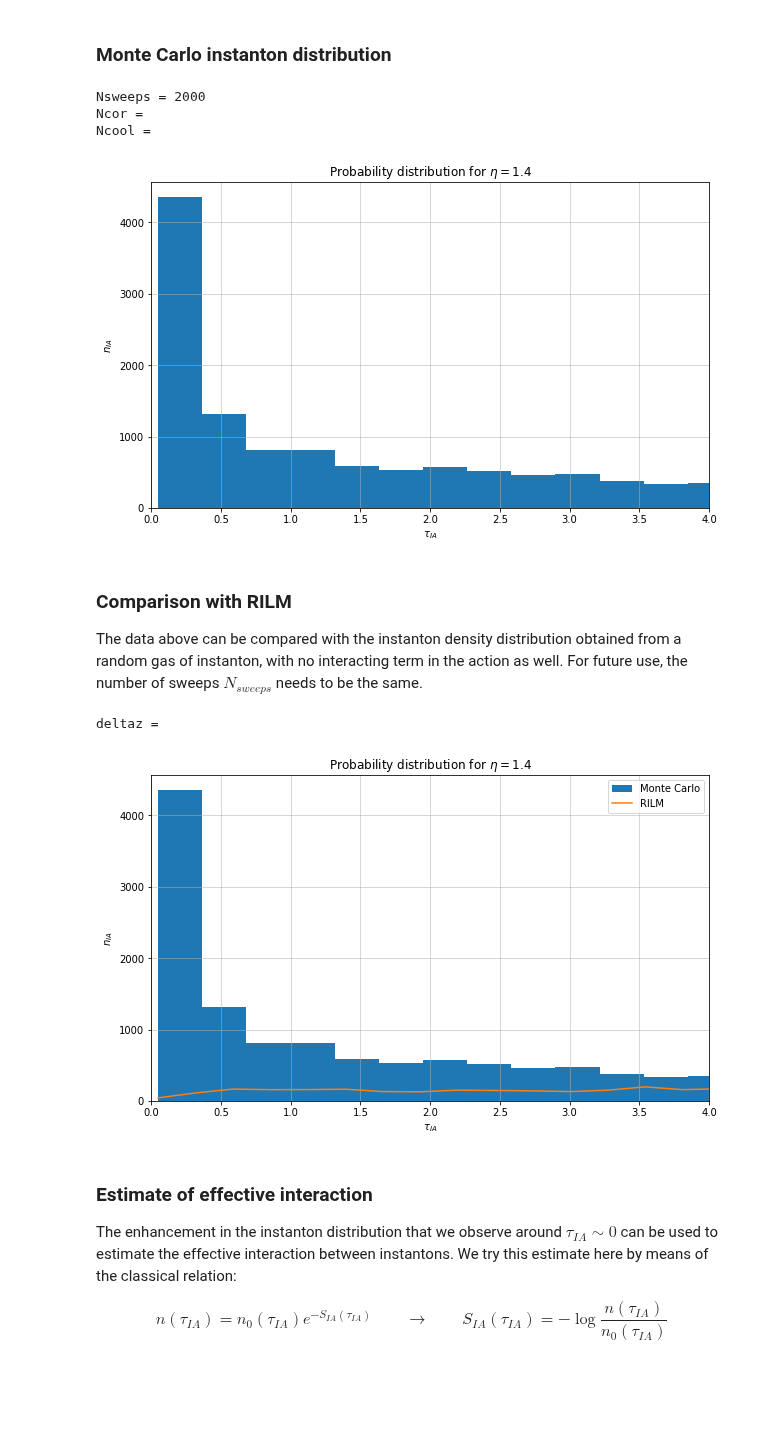
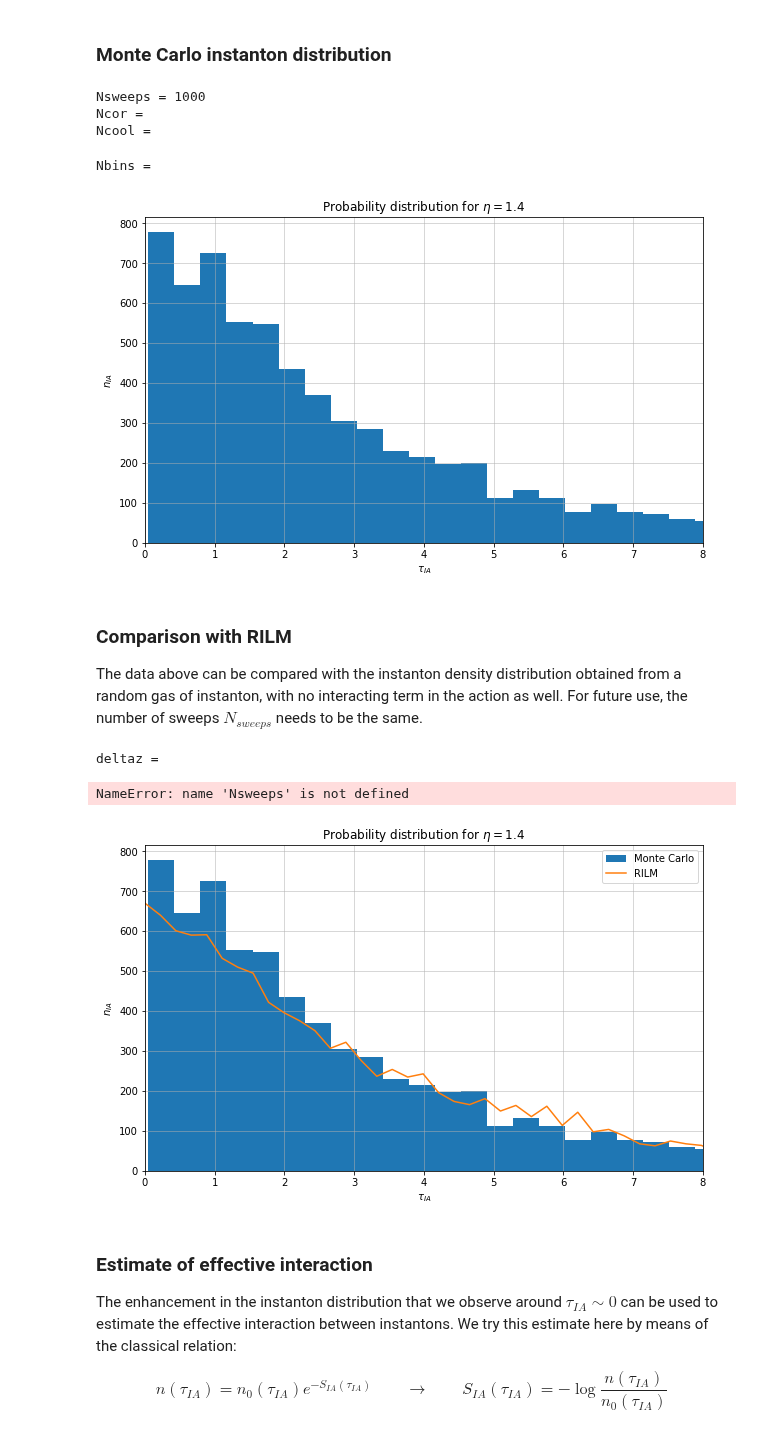
Before and after one commit to FabioOri/QuantumMonteCarlo, a Jupyter notebook: 6_interactions.ipynb, the cells around one changed output. Cells and saved outputs as stored; diff of their text form; code cells hidden in the pictures; blank space fills up the shorter version.

```diff
--- a/6_interactions.ipynb
+++ b/6_interactions.ipynb
@@ -235,7 +210,7 @@ def cooling(y):
     for j in range(N):
         old_y = y[j]                                    # Save the original values
         old_S = Sj(j, y)
-        y[j] = y[j] + random.gauss(0, eps)              # Update x[j]
+        y[j] = y[j] + random.gauss(0, eps*0.1)          # Update x[j]
         dS = Sj(j, y) - old_S                           # Change in action
 
         if dS > 0:                                      # Cooling condition
@@ -248,7 +223,7 @@ epsilon =
 # Monte Carlo simulation to compute the instanton distribution
 Nsweeps = int(input("Nsweeps = ") or 100)
 Ncor = int(input("Ncor = ") or 100)
-Ncool = int(input("Ncool = ") or 10)
+Ncool = int(input("Ncool = ") or 200)
 
 x = np.zeros(N)
 disMC = []             # List of distances
@@ -266,21 +241,24 @@ for k in tqdm(range(Nsweeps), leave = False):
 
 disMC = list(itertools.chain.from_iterable(disMC))               # Transform a list of lists into a unique list
 # %% [output]
-Nsweeps = 2000
+Nsweeps = 1000
 Ncor =
 Ncool =
 # %%
 # Plotting the instanton distribution
+Nbins = int(input("Nbins = ") or 60)
+
 fig, ax = plt.subplots(figsize = (10,6))
-nMC, _, _ = plt.hist(disMC, 100)
+nMC, _, _ = plt.hist(disMC, Nbins)
 ax.set_xlabel('$\\tau_{IA}$')
 ax.set_ylabel('$n_{IA}$')
-plt.xlim([0, 4])
+plt.xlim([0, 8])
 plt.grid(linewidth = 0.5)
 plt.title('Probability distribution for $\eta =$' + str(eta));
 plt.show()
 # %% [output]
+Nbins =
-[figure, old version]
+[figure, new version]
 # %% [markdown]
 ### Comparison with RILM
 The data above can be compared with the instanton density distribution obtained from a random gas of instanton, with no interacting term in the action as well. For future use, the number of sweeps $N_{sweeps}$ needs to be the same.
@@ -301,15 +279,15 @@ Stot = S(x)
 for k in tqdm(range(Nsweeps), leave = False):
     for j in range(Nin):
         Sold = Stot
+        z_store = z               # Store the value of z in case Metropolis conditions will not be satisfied
         zold = z[j]
-        z_store = z         # Store the value of z in case Metropolis conditions will not be satisfied
 
         znew = zold + (random.random() - 0.5)*deltaz;           # Update the z element
 
         if znew > beta:           # Boundary conditions
-            znew = beta
+            znew = znew-beta
         if znew < 0:
-            znew = 0
+            znew = znew+beta
 
         z[j] = znew               # Plug the new z element in z vector
         z = sorted(z)
@@ -324,8 +302,10 @@ for k in tqdm(range(Nsweeps), leave = False):
             z = z_store
 
     xconf(Nin, eta, z, x)
-    dis.append(dist(x))           # Adding the list of distances to list
+    z = sorted(z)
 
-dis = list(itertools.chain.from_iterable(dis))         # Transform a list of lists into a unique list
+    for j in range(Nin-1):
+        dis.append(z[j+1] - z[j])                     # Adding the list of distances to list
 # %% [output]
 deltaz =
+NameError: name 'Nsweeps' is not defined
@@ -332,20 +321,20 @@ deltaz =
 # %%
 # Plotting the instanton distribution
 fig, ax = plt.subplots(figsize = (10,6))
-ax.hist(disMC, 100, label = 'Monte Carlo')
+ax.hist(disMC, Nbins, label = 'Monte Carlo')
 
-nRILM, bins = np.histogram(dis, 100)
+nRILM, bins = np.histogram(dis, Nbins)
 ax.plot(bins[:-1], nRILM, label = 'RILM')
 
 ax.set_xlabel('$\\tau_{IA}$')
 ax.set_ylabel('$n_{IA}$')
-plt.xlim([0, 4])
+plt.xlim([0, 8])
 plt.grid(linewidth = 0.5)
 plt.title('Probability distribution for $\eta =$' + str(eta));
 plt.legend()
 plt.show()
 # %% [output]
-[figure, old version]
+[figure, new version]
 # %% [markdown]
 ### Estimate of effective interaction
 The enhancement in the instanton distribution that we observe around $\tau_{IA}\sim 0$ can be used to estimate the effective interaction between instantons. We try this estimate here by means of the classical relation:
```
Also changed, not shown: parts of 20 cells of this notebook, 11 other files.
